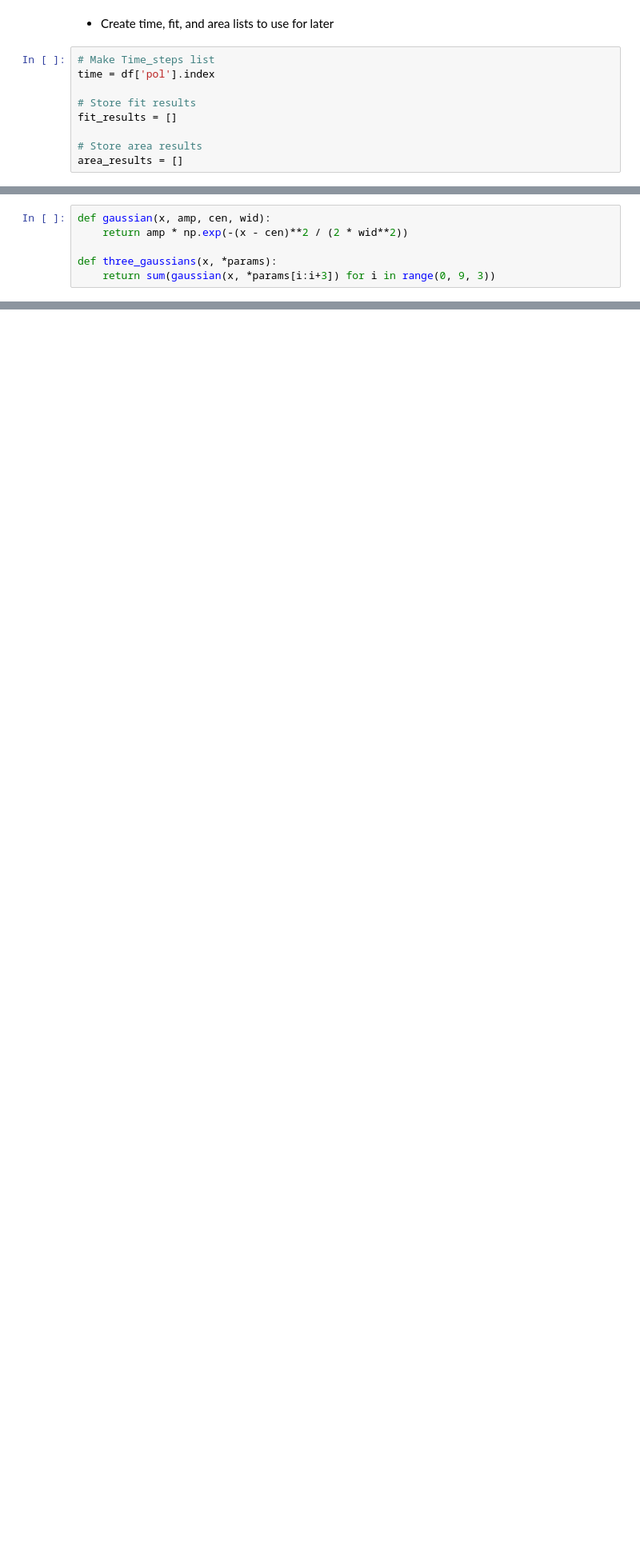
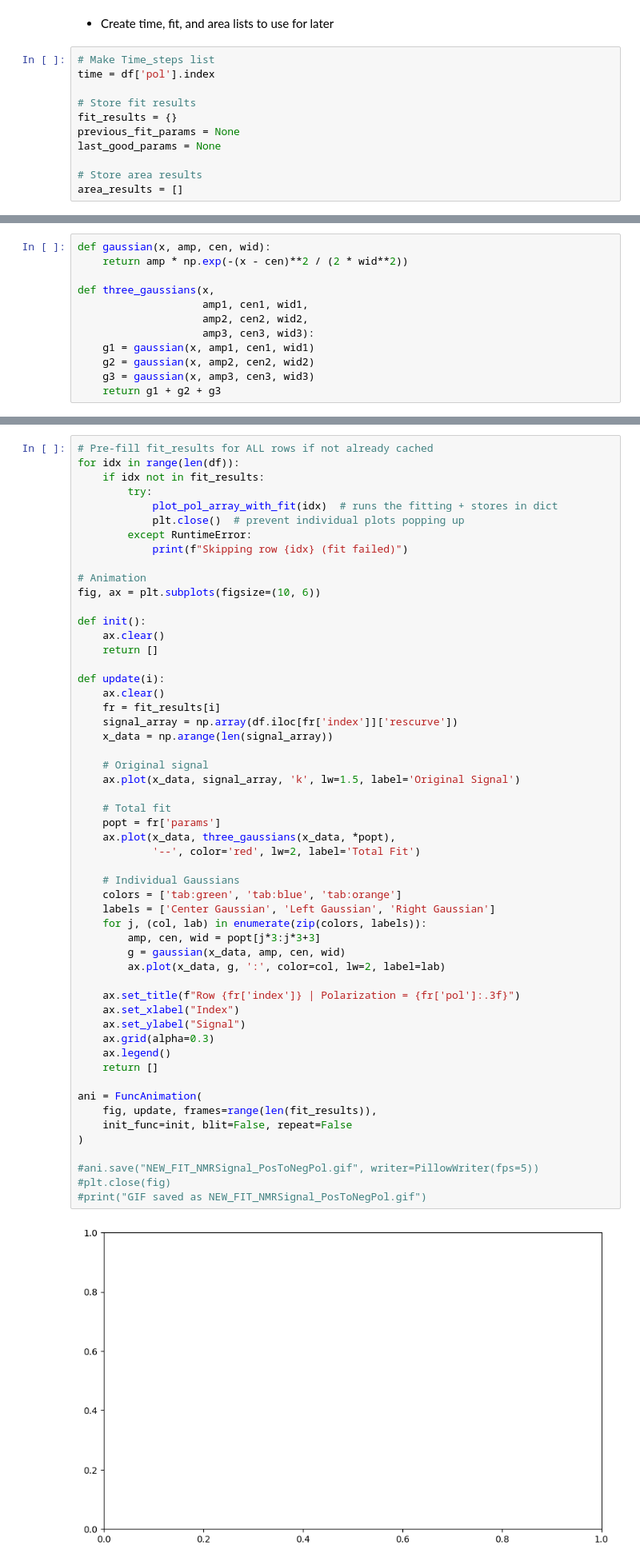
Before and after one commit to evan-toon/DNP, a Jupyter notebook: CleanedUp3Gaussian.ipynb, the cells around one changed output, grey strips where cells are left out. Shown: that part at 80% size. Cells and saved outputs as stored; diff of their text form; blank space fills up the shorter version.

```diff
--- a/CleanedUp3Gaussian.ipynb
+++ b/CleanedUp3Gaussian.ipynb
@@ -33,7 +33,9 @@ df['pol'].plot(title='Polarization Over Time',
 time = df['pol'].index
 
 # Store fit results
-fit_results = []
+fit_results = {}
+previous_fit_params = None
+last_good_params = None
 
 # Store area results
 area_results = []
@@ -45,8 +47,14 @@ area_results = []
 def gaussian(x, amp, cen, wid):
     return amp * np.exp(-(x - cen)**2 / (2 * wid**2))
 
-def three_gaussians(x, *params):
-    return sum(gaussian(x, *params[i:i+3]) for i in range(0, 9, 3))
+def three_gaussians(x,
+                    amp1, cen1, wid1,
+                    amp2, cen2, wid2,
+                    amp3, cen3, wid3):
+    g1 = gaussian(x, amp1, cen1, wid1)
+    g2 = gaussian(x, amp2, cen2, wid2)
+    g3 = gaussian(x, amp3, cen3, wid3)
+    return g1 + g2 + g3
 # %% [markdown]
 ### 3 Gaussian Fitting For Signal Slider
 # %%
@@ -155,4 +158,60 @@ interactive(children=(IntSlider(value=9, description='Row Index:', max=138), Out
 <function __main__.plot_pol_array_with_fit(index)>
+# %%
+# Pre-fill fit_results for ALL rows if not already cached
+for idx in range(len(df)):
+    if idx not in fit_results:
+        try:
+            plot_pol_array_with_fit(idx)  # runs the fitting + stores in dict
+            plt.close()  # prevent individual plots popping up
+        except RuntimeError:
+            print(f"Skipping row {idx} (fit failed)")
+
+# Animation
+fig, ax = plt.subplots(figsize=(10, 6))
+
+def init():
+    ax.clear()
+    return []
+
+def update(i):
+    ax.clear()
+    fr = fit_results[i]
+    signal_array = np.array(df.iloc[fr['index']]['rescurve'])
+    x_data = np.arange(len(signal_array))
+
+    # Original signal
+    ax.plot(x_data, signal_array, 'k', lw=1.5, label='Original Signal')
+
+    # Total fit
+    popt = fr['params']
+    ax.plot(x_data, three_gaussians(x_data, *popt),
+            '--', color='red', lw=2, label='Total Fit')
+
+    # Individual Gaussians
+    colors = ['tab:green', 'tab:blue', 'tab:orange']
+    labels = ['Center Gaussian', 'Left Gaussian', 'Right Gaussian']
+    for j, (col, lab) in enumerate(zip(colors, labels)):
+        amp, cen, wid = popt[j*3:j*3+3]
+        g = gaussian(x_data, amp, cen, wid)
+        ax.plot(x_data, g, ':', color=col, lw=2, label=lab)
+
+    ax.set_title(f"Row {fr['index']} | Polarization = {fr['pol']:.3f}")
+    ax.set_xlabel("Index")
+    ax.set_ylabel("Signal")
+    ax.grid(alpha=0.3)
+    ax.legend()
+    return []
+
+ani = FuncAnimation(
+    fig, update, frames=range(len(fit_results)),
+    init_func=init, blit=False, repeat=False
+)
+
+#ani.save("NEW_FIT_NMRSignal_PosToNegPol.gif", writer=PillowWriter(fps=5))
+#plt.close(fig)
+#print("GIF saved as NEW_FIT_NMRSignal_PosToNegPol.gif")
+# %% [output]
+[figure, added]
 # %% [markdown]
 ### 3 Gaussian Fitting for Parameter Plotting
 # %%
```
Also changed, not shown: parts of 4 cells of this notebook.
